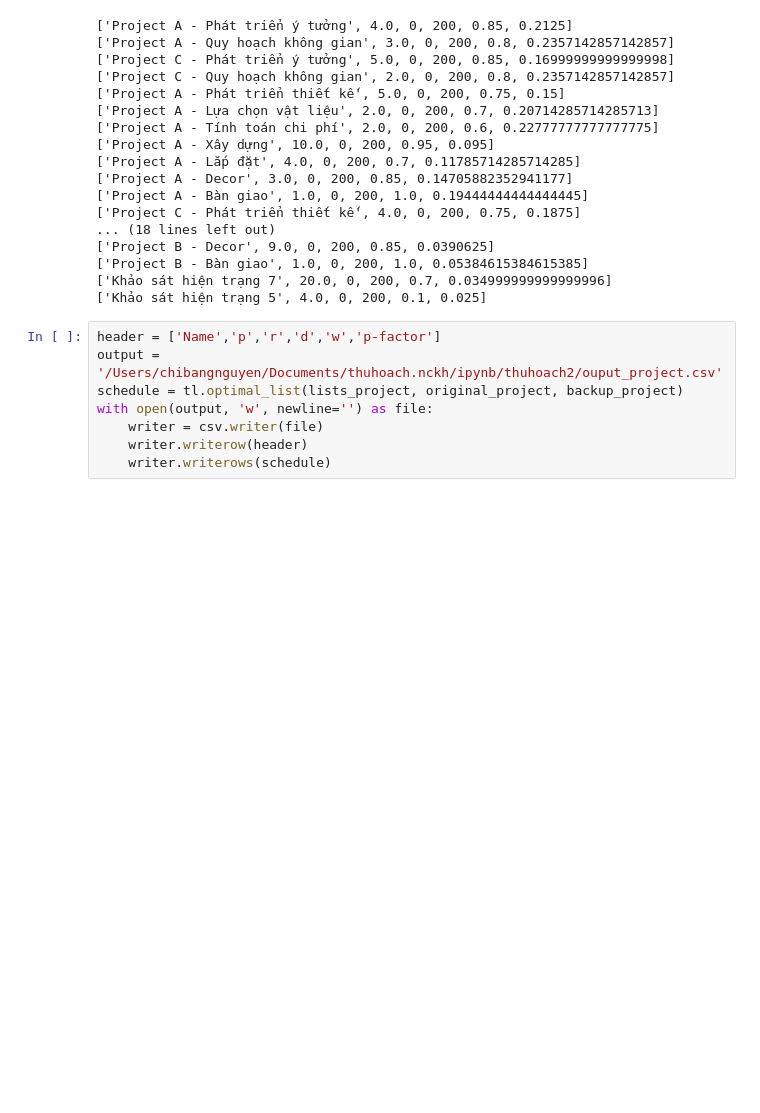
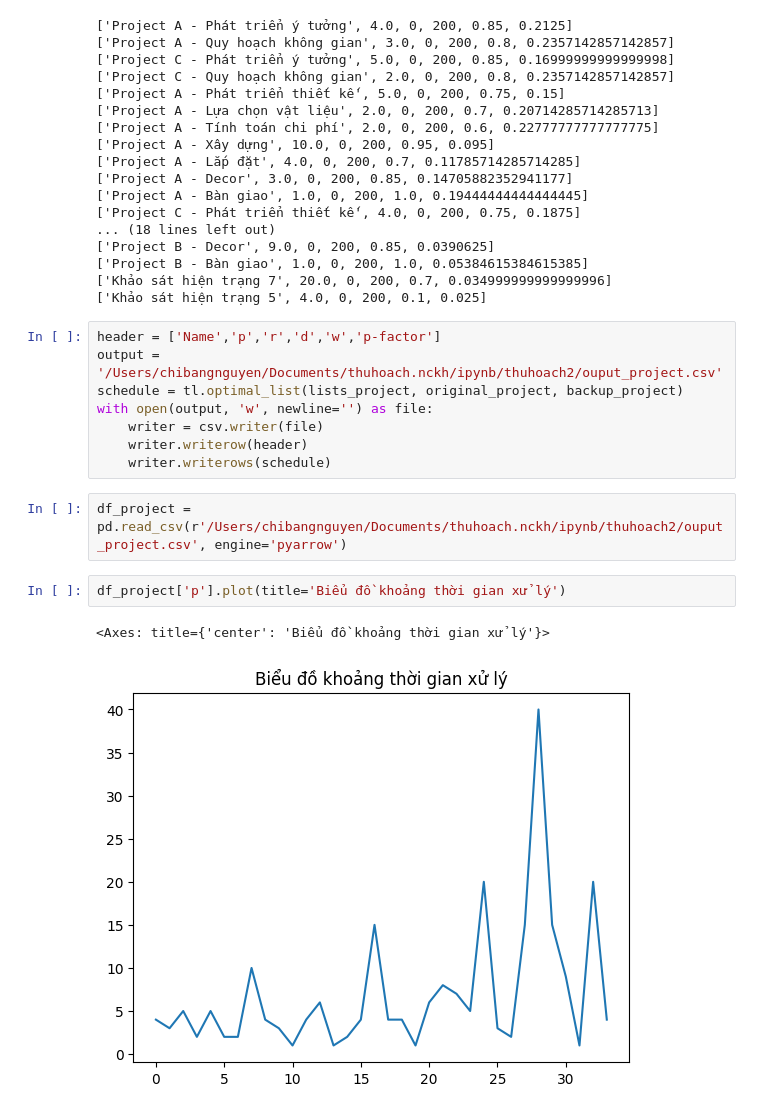
Before and after one commit to Bancie/thuhoach.nckh, a Jupyter notebook: ipynb/thuhoach2/Chạy số liệu minh hoạ bằng thư viện TiLearn.ipynb, the cells around one changed output. Cells and saved outputs as stored; diff of their text form; blank space fills up the shorter version.

```diff
--- a/ipynb/thuhoach2/Chạy số liệu minh hoạ bằng thư viện TiLearn.ipynb
+++ b/ipynb/thuhoach2/Chạy số liệu minh hoạ bằng thư viện TiLearn.ipynb
@@ -332,3 +337,10 @@ with open(output, 'w', newline='') as file:
     writer = csv.writer(file)
     writer.writerow(header)
     writer.writerows(schedule)
+# %%
+df_project = pd.read_csv(r'/Users/chibangnguyen/Documents/thuhoach.nckh/ipynb/thuhoach2/ouput_project.csv', engine='pyarrow')
+# %%
+df_project['p'].plot(title='Biểu đồ khoảng thời gian xử lý')
+# %% [output]
+<Axes: title={'center': 'Biểu đồ khoảng thời gian xử lý'}>
+[figure, added]
```
Also changed, not shown: parts of 5 cells of this notebook.
